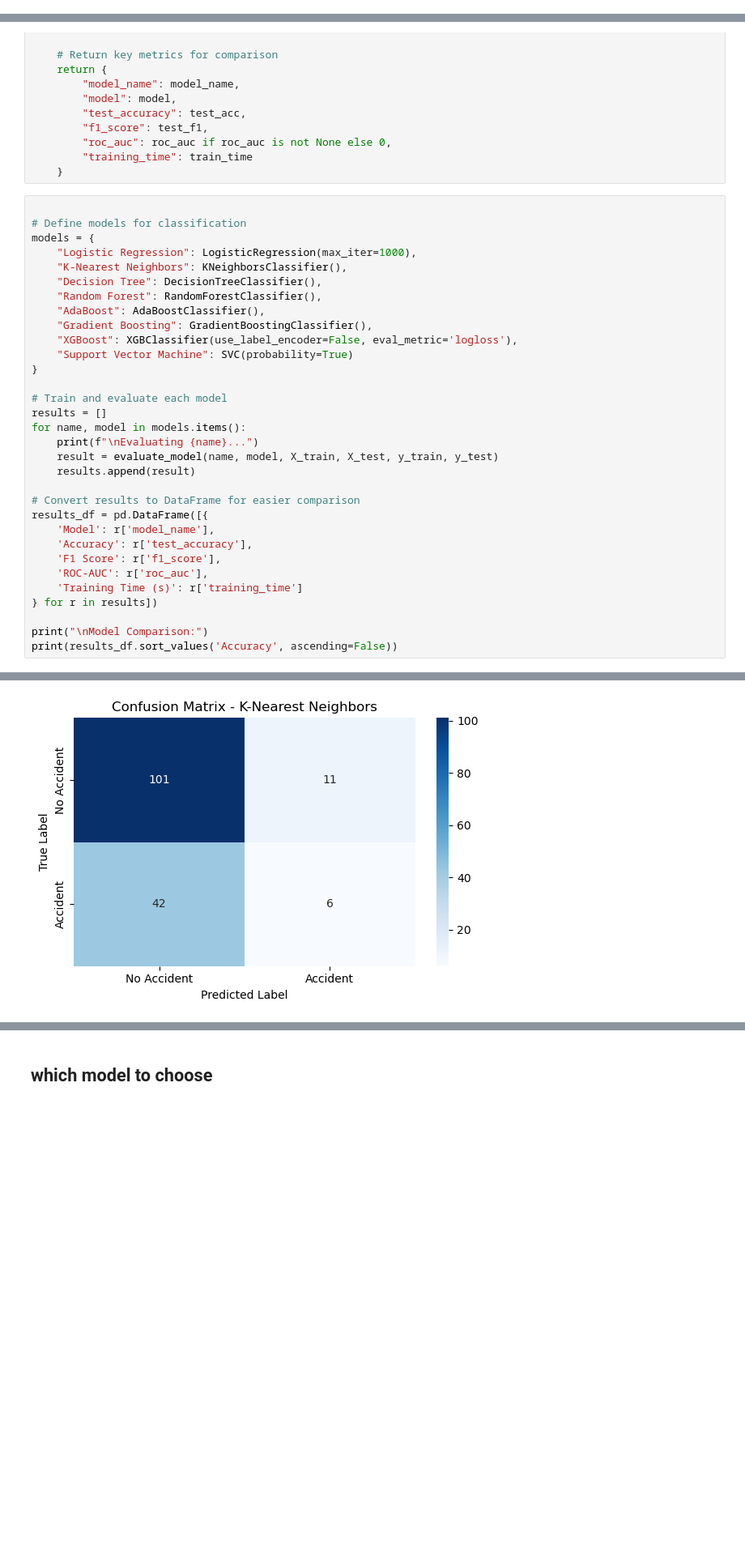
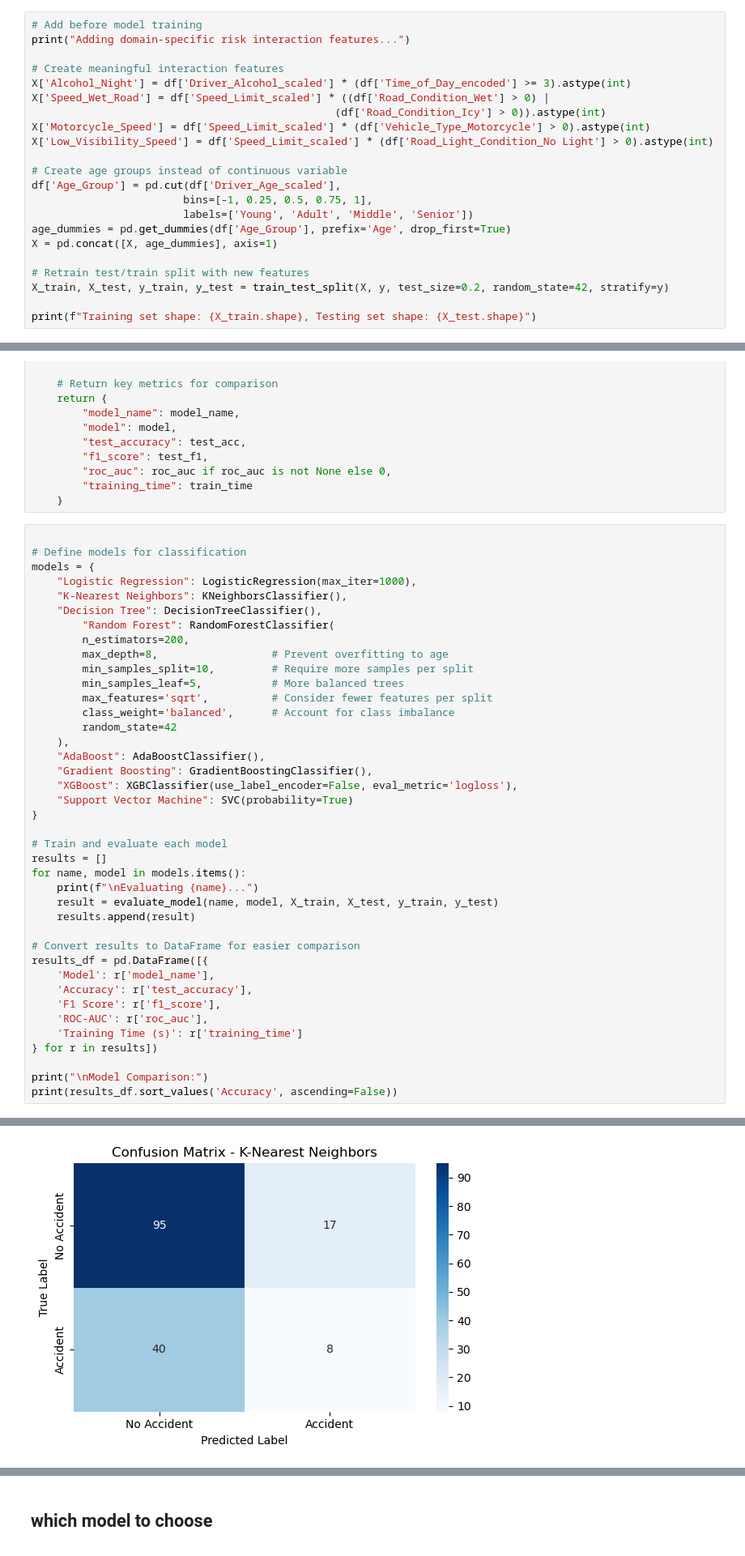
Before and after one commit to Tejaswini-41/ML_project_VIIT, a Jupyter notebook: 3_model_trainign.ipynb, the cells around one changed output, grey strips where cells are left out. Shown at 81% size. Drawn from its saved outputs; the diff is of its cells as text; blank space fills up the shorter version.

```diff
--- a/3_model_trainign.ipynb
+++ b/3_model_trainign.ipynb
@@ -35,0 +28,22 @@ Training set shape: (638, 21), Testing set shape: (160, 21)
+# %%
+# Add before model training
+print("Adding domain-specific risk interaction features...")
+
+# Create meaningful interaction features
+X['Alcohol_Night'] = df['Driver_Alcohol_scaled'] * (df['Time_of_Day_encoded'] >= 3).astype(int)
+X['Speed_Wet_Road'] = df['Speed_Limit_scaled'] * ((df['Road_Condition_Wet'] > 0) |
+                                                (df['Road_Condition_Icy'] > 0)).astype(int)
+X['Motorcycle_Speed'] = df['Speed_Limit_scaled'] * (df['Vehicle_Type_Motorcycle'] > 0).astype(int)
+X['Low_Visibility_Speed'] = df['Speed_Limit_scaled'] * (df['Road_Light_Condition_No Light'] > 0).astype(int)
+
+# Create age groups instead of continuous variable
+df['Age_Group'] = pd.cut(df['Driver_Age_scaled'],
+                        bins=[-1, 0.25, 0.5, 0.75, 1],
+                        labels=['Young', 'Adult', 'Middle', 'Senior'])
+age_dummies = pd.get_dummies(df['Age_Group'], prefix='Age', drop_first=True)
+X = pd.concat([X, age_dummies], axis=1)
+
+# Retrain test/train split with new features
+X_train, X_test, y_train, y_test = train_test_split(X, y, test_size=0.2, random_state=42, stratify=y)
+
+print(f"Training set shape: {X_train.shape}, Testing set shape: {X_test.shape}")
@@ -101,7 +118,15 @@ models = {
     "Logistic Regression": LogisticRegression(max_iter=1000),
     "K-Nearest Neighbors": KNeighborsClassifier(),
     "Decision Tree": DecisionTreeClassifier(),
-    "Random Forest": RandomForestClassifier(),
+        "Random Forest": RandomForestClassifier(
+        n_estimators=200,
+        max_depth=8,                  # Prevent overfitting to age
+        min_samples_split=10,         # Require more samples per split
+        min_samples_leaf=5,           # More balanced trees
+        max_features='sqrt',          # Consider fewer features per split
+        class_weight='balanced',      # Account for class imbalance
+        random_state=42
+    ),
     "AdaBoost": AdaBoostClassifier(),
     "Gradient Boosting": GradientBoostingClassifier(),
     "XGBoost": XGBClassifier(use_label_encoder=False, eval_metric='logloss'),
@@ -158,4 +183,4 @@ Training Time: 0.00 seconds
-[figure, old version]
+[figure, new version]
 Classification Report:
               precision    recall  f1-score   support
 
```
Also changed, not shown: parts of 7 cells of this notebook, 7 other files.
